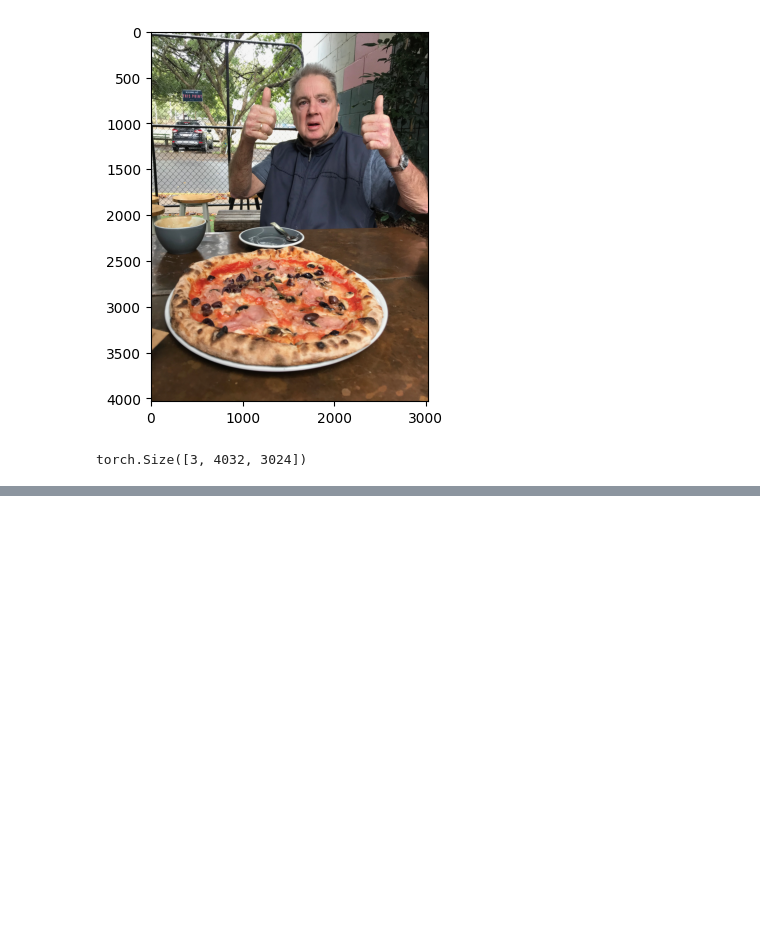
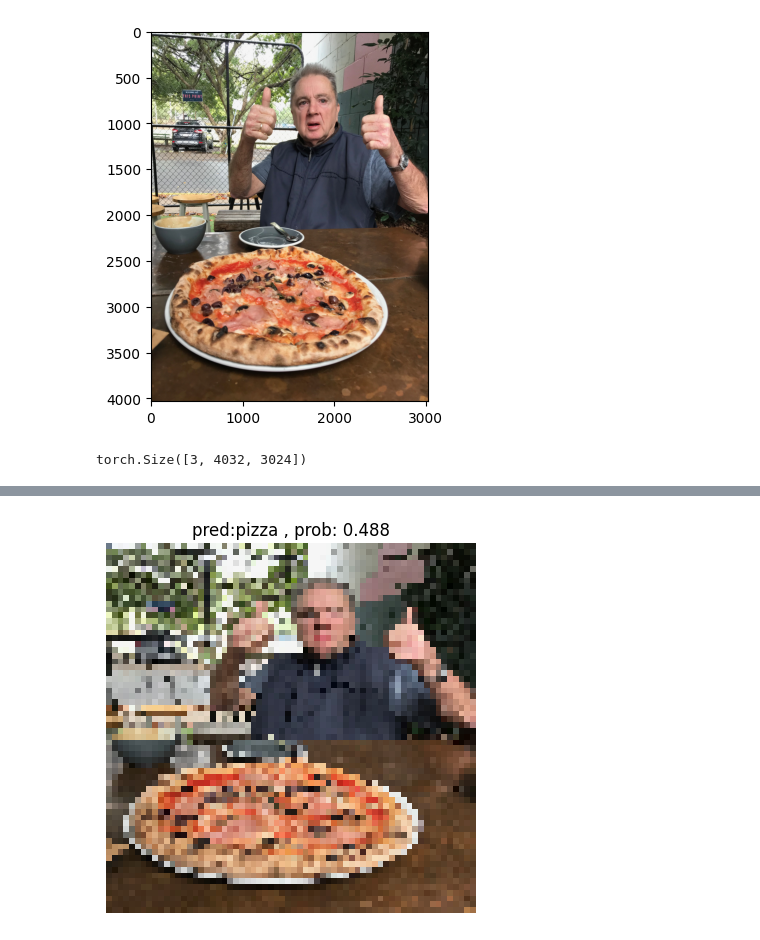
Before and after one commit to ayda76/DeepLearningPytorch, a Jupyter notebook: Food Recognition/FoodRecognition.ipynb, the cells around one changed output, grey strips where cells are left out. Drawn from its saved outputs; the diff is of its cells as text; code cells hidden in the pictures; blank space fills up the shorter version.

```diff
--- a/Food Recognition/FoodRecognition.ipynb
+++ b/Food Recognition/FoodRecognition.ipynb
@@ -1172,0 +1246,43 @@ torch.Size([3, 4032, 3024])
+# %%
+#prediction function
+def pred_plot_image(model:torch.nn,image_path:str,class_names:List[str],transform,device):
+
+  target_image= torchvision.io.read_image(str(image_path)).type(torch.float32)
+
+  target_image=target_image/ 255
+
+  if transform:
+    target_image=transform(target_image)
+
+
+  model.to(device)
+  model.eval()
+  with torch.inference_mode():
+    target_image=target_image.unsqueeze(0)
+    target_image_pred=model(target_image.to(device))
+
+  target_image_pred_probs=torch.softmax(target_image_pred,dim=1)
+  target_image_pred_labels=torch.argmax(target_image_pred_probs,dim=1)
+
+
+  #plot
+  #argmax returns the max x of F(x) which results in max F(x)
+  #max returns  max of F(x)
+
+  plt.imshow(target_image.squeeze().permute(1,2,0))
+  if class_names:
+    title=f"pred:{class_names[target_image_pred_labels.cpu()]} , prob: {target_image_pred_probs.max().cpu():.3f}"
+
+  else:
+    title=f"pred:{class_names[target_image_pred_labels.cpu()]} , prob: {target_image_pred_probs.max().cpu():.3f}"
+
+  plt.title(title)
+  plt.axis(False)
+# %%
+pred_plot_image(model=model0,
+                image_path=custom_image_path,
+                class_names=class_names,
+                transform=custom_image_transform,
+                device=device)
+# %% [output]
+[figure, added]
```
Also changed, not shown: parts of 24 cells of this notebook.
